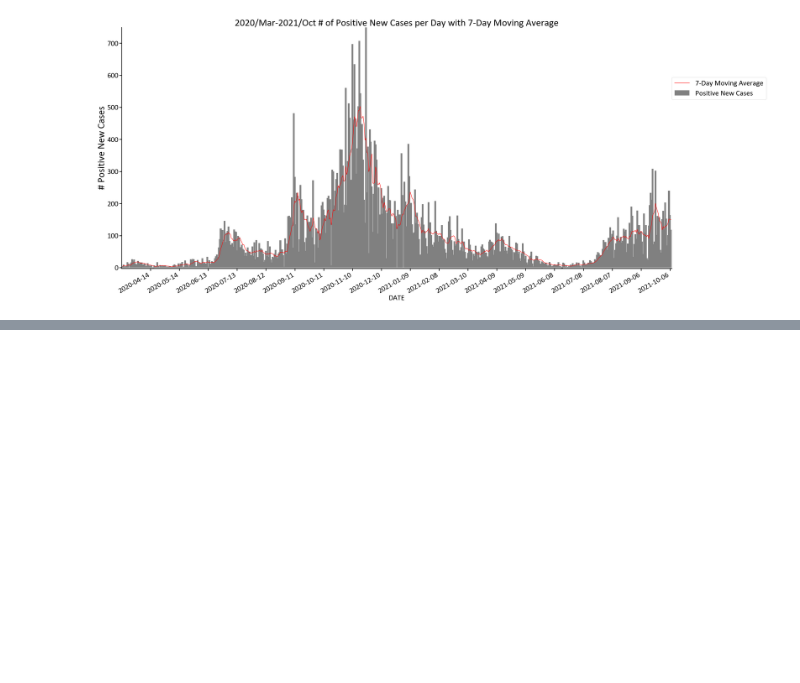
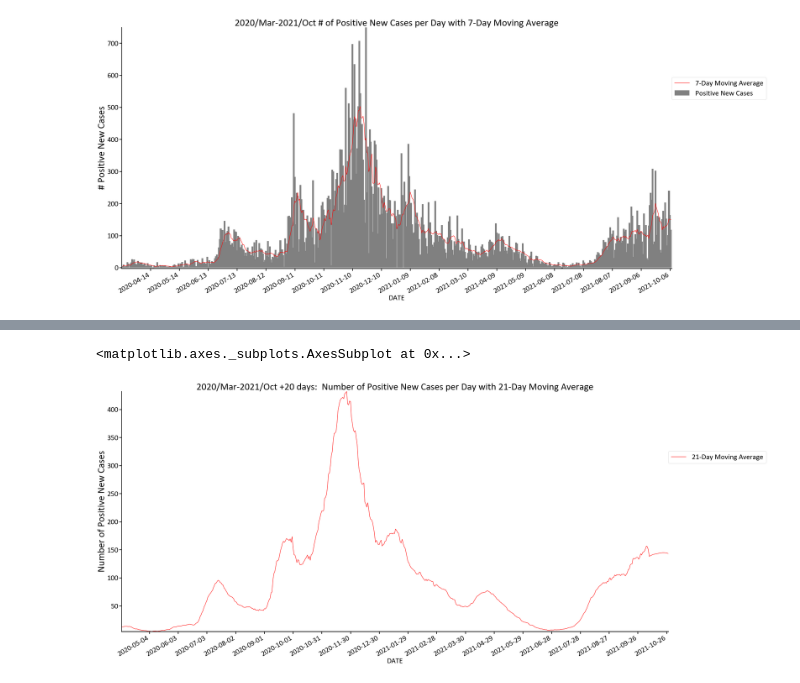
Before and after one commit to tritonrad/COVID-19-Simple-Analysis-Project, a Jupyter notebook: main.ipynb, the cells around one changed output, grey strips where cells are left out. Drawn from its saved outputs; the diff is of its cells as text; code cells hidden in the pictures; blank space fills up the shorter version.

```diff
--- a/main.ipynb
+++ b/main.ipynb
@@ -291,0 +309,6 @@ plot_prediction(30,30)
+# %%
+# 21-day moving average with prediction for next 20 days.
+plot_prediction(21,20)
+# %% [output]
+<matplotlib.axes._subplots.AxesSubplot at 0x...>
+[figure, added]
```
Also changed, not shown: parts of 12 cells of this notebook.
